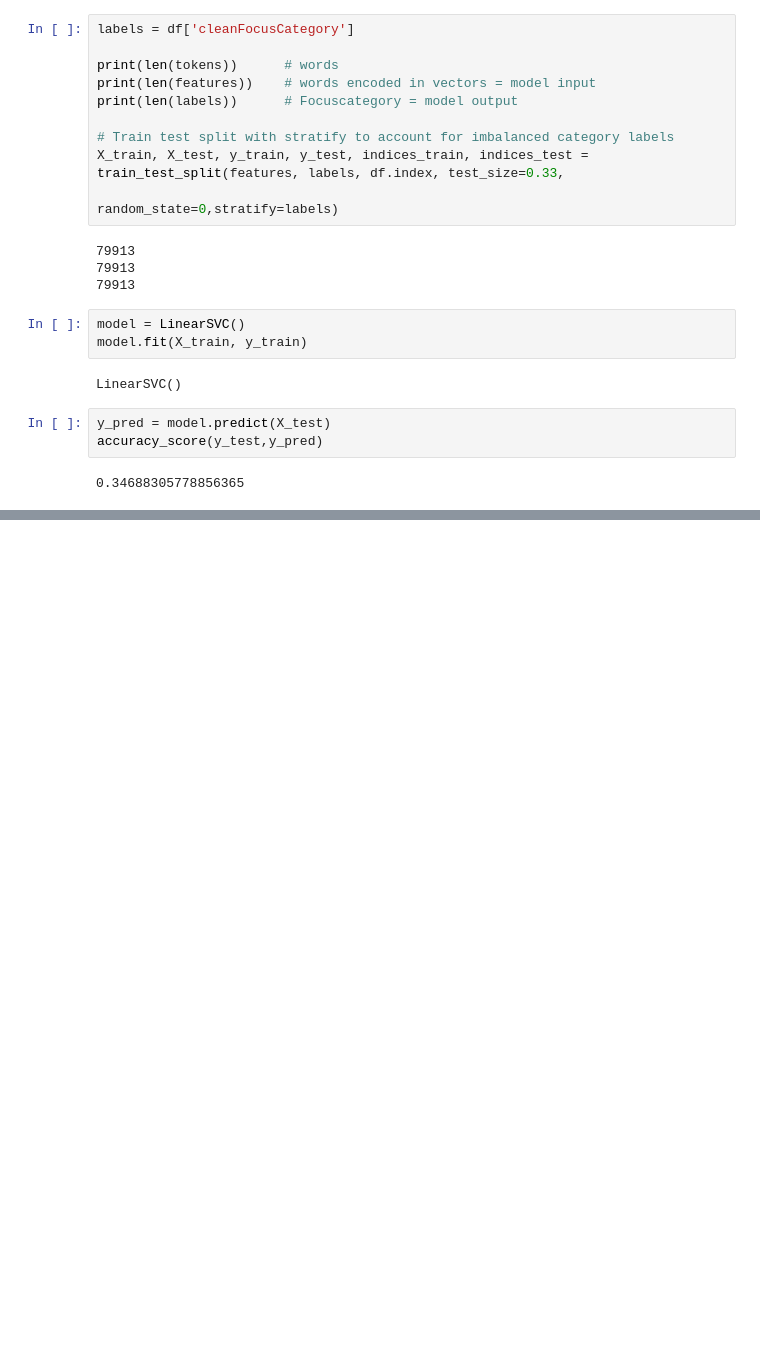
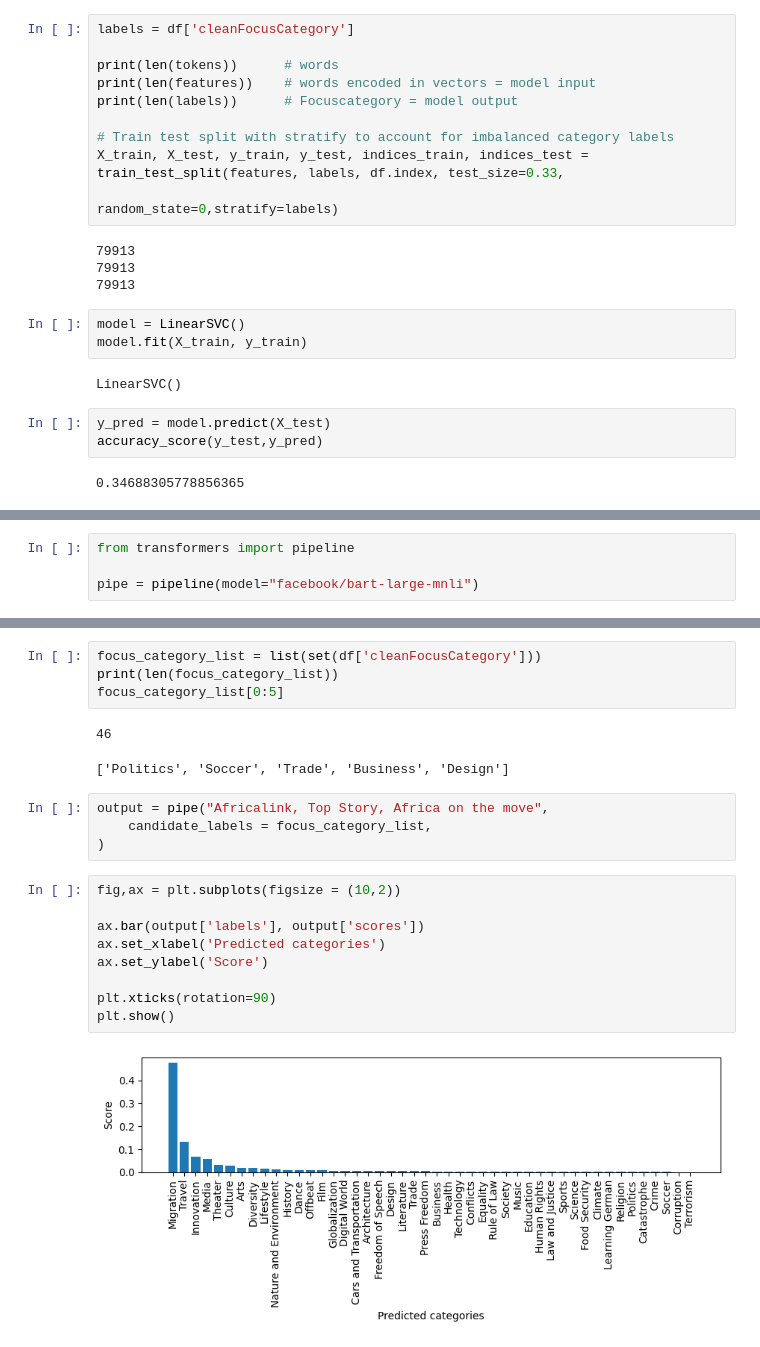
Before and after one commit to mariosakritas/NLP-methods-for-news-articles, a Jupyter notebook: notebooks/2-word_matching_md.ipynb, the cells around one changed output, grey strips where cells are left out. Drawn from its saved outputs; the diff is of its cells as text; blank space fills up the shorter version.

```diff
--- a/notebooks/2-word_matching_md.ipynb
+++ b/notebooks/2-word_matching_md.ipynb
@@ -155,0 +149,4 @@ NameError: name 'sns' is not defined
+# %%
+from transformers import pipeline
+
+pipe = pipeline(model="facebook/bart-large-mnli")
@@ -155,0 +181,22 @@ NameError: name 'sns' is not defined
+# %%
+focus_category_list = list(set(df['cleanFocusCategory']))
+print(len(focus_category_list))
+focus_category_list[0:5]
+# %% [output]
+46
+['Politics', 'Soccer', 'Trade', 'Business', 'Design']
+# %%
+output = pipe("Africalink, Top Story, Africa on the move",
+    candidate_labels = focus_category_list,
+)
+# %%
+fig,ax = plt.subplots(figsize = (10,2))
+
+ax.bar(output['labels'], output['scores'])
+ax.set_xlabel('Predicted categories')
+ax.set_ylabel('Score')
+
+plt.xticks(rotation=90)
+plt.show()
+# %% [output]
+[figure, added]
```
Also changed, not shown: parts of 9 cells of this notebook.
